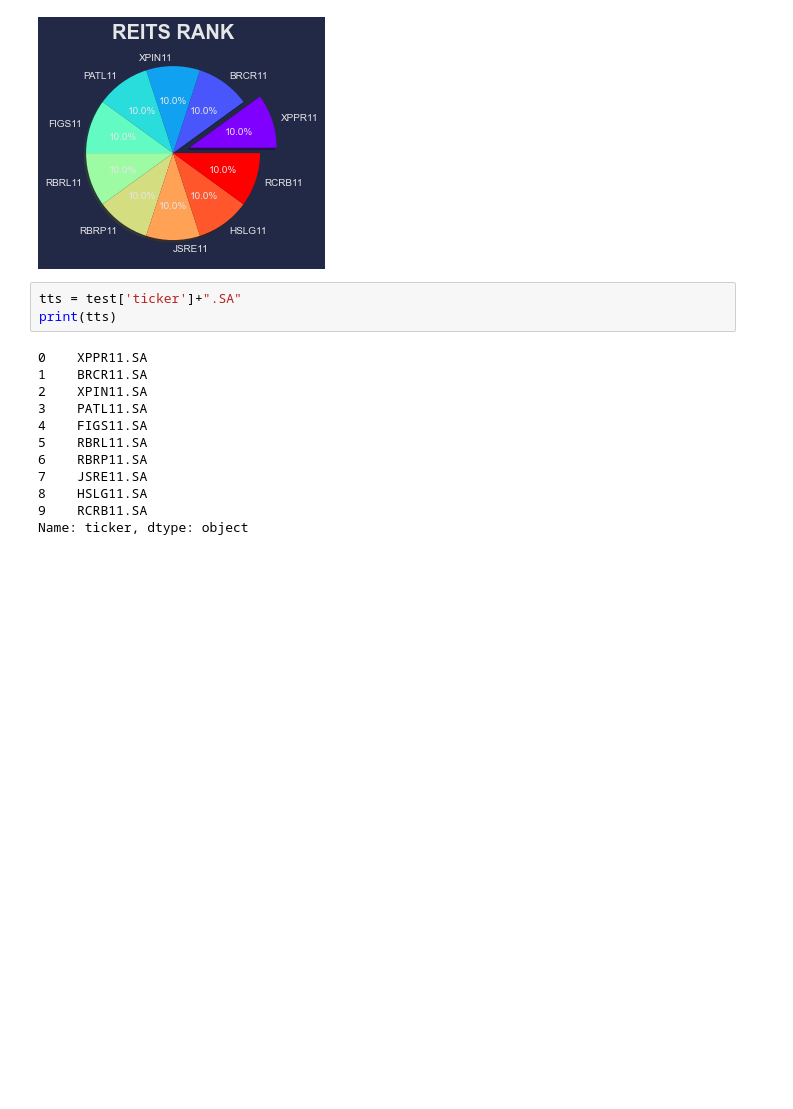
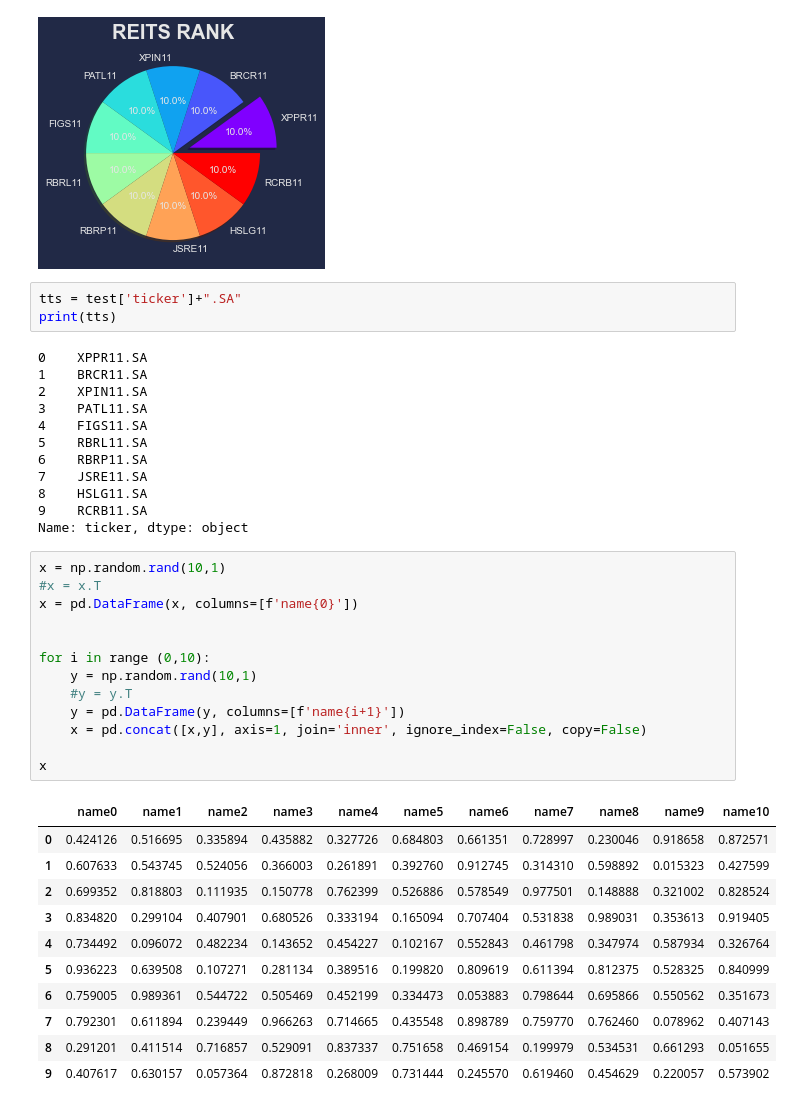
Before and after one commit to jrocarlos/reits_rank, a Jupyter notebook: reits_rank.ipynb, the cells around one changed output. Drawn from its saved outputs; the diff is of its cells as text; blank space fills up the shorter version.

```diff
--- a/reits_rank.ipynb
+++ b/reits_rank.ipynb
@@ -327,3 +327,28 @@ print(tts)
 8    HSLG11.SA
 9    RCRB11.SA
 Name: ticker, dtype: object
+# %%
+x = np.random.rand(10,1)
+#x = x.T
+x = pd.DataFrame(x, columns=[f'name{0}'])
+
+
+for i in range (0,10):
+    y = np.random.rand(10,1)
+    #y = y.T
+    y = pd.DataFrame(y, columns=[f'name{i+1}'])
+    x = pd.concat([x,y], axis=1, join='inner', ignore_index=False, copy=False)
+
+x
+# %% [output]
+|  | name0 | name1 | name2 | name3 | name4 | name5 | name6 | name7 | name8 | name9 | name10 |
+| 0 | 0.424126 | 0.516695 | 0.335894 | 0.435882 | 0.327726 | 0.684803 | 0.661351 | 0.728997 | 0.230046 | 0.918658 | 0.872571 |
+| 1 | 0.607633 | 0.543745 | 0.524056 | 0.366003 | 0.261891 | 0.392760 | 0.912745 | 0.314310 | 0.598892 | 0.015323 | 0.427599 |
+| 2 | 0.699352 | 0.818803 | 0.111935 | 0.150778 | 0.762399 | 0.526886 | 0.578549 | 0.977501 | 0.148888 | 0.321002 | 0.828524 |
+| 3 | 0.834820 | 0.299104 | 0.407901 | 0.680526 | 0.333194 | 0.165094 | 0.707404 | 0.531838 | 0.989031 | 0.353613 | 0.919405 |
+| 4 | 0.734492 | 0.096072 | 0.482234 | 0.143652 | 0.454227 | 0.102167 | 0.552843 | 0.461798 | 0.347974 | 0.587934 | 0.326764 |
+| 5 | 0.936223 | 0.639508 | 0.107271 | 0.281134 | 0.389516 | 0.199820 | 0.809619 | 0.611394 | 0.812375 | 0.528325 | 0.840999 |
+| 6 | 0.759005 | 0.989361 | 0.544722 | 0.505469 | 0.452199 | 0.334473 | 0.053883 | 0.798644 | 0.695866 | 0.550562 | 0.351673 |
+| 7 | 0.792301 | 0.611894 | 0.239449 | 0.966263 | 0.714665 | 0.435548 | 0.898789 | 0.759770 | 0.762460 | 0.078962 | 0.407143 |
+| 8 | 0.291201 | 0.411514 | 0.716857 | 0.529091 | 0.837337 | 0.751658 | 0.469154 | 0.199979 | 0.534531 | 0.661293 | 0.051655 |
+| 9 | 0.407617 | 0.630157 | 0.057364 | 0.872818 | 0.268009 | 0.731444 | 0.245570 | 0.619460 | 0.454629 | 0.220057 | 0.573902 |
```
Also changed, not shown: parts of 7 cells of this notebook.
